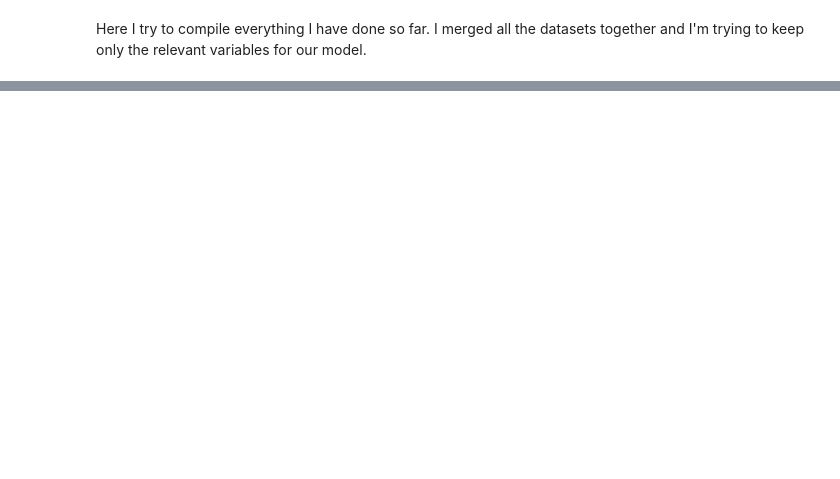
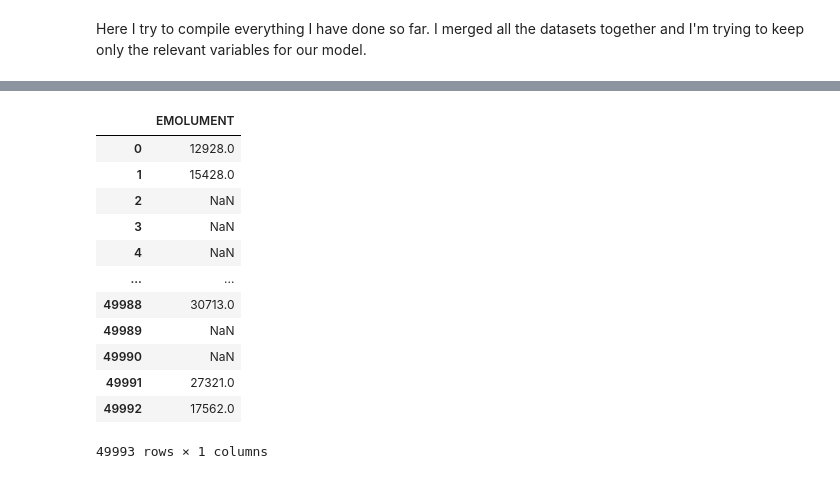
Before and after one commit to RayNCode/code_collab, a Jupyter notebook: Main_1.ipynb, the cells around one changed output, grey strips where cells are left out. Cells and saved outputs as stored; diff of their text form; code cells hidden in the pictures; blank space fills up the shorter version.

```diff
--- a/Main_1.ipynb
+++ b/Main_1.ipynb
@@ -56,2 +70,18 @@ Nom catégorie         object
 dtype: object
+# %%
+df[["EMOLUMENT"]]
+# %% [output]
+|  | EMOLUMENT |
+| 0 | 12928.0 |
+| 1 | 15428.0 |
+| 2 | NaN |
+| 3 | NaN |
+| 4 | NaN |
+| ... | ... |
+| 49988 | 30713.0 |
+| 49989 | NaN |
+| 49990 | NaN |
+| 49991 | 27321.0 |
+| 49992 | 17562.0 |
+49993 rows × 1 columns
 # %%
```
Also changed, not shown: parts of 10 cells of this notebook.
